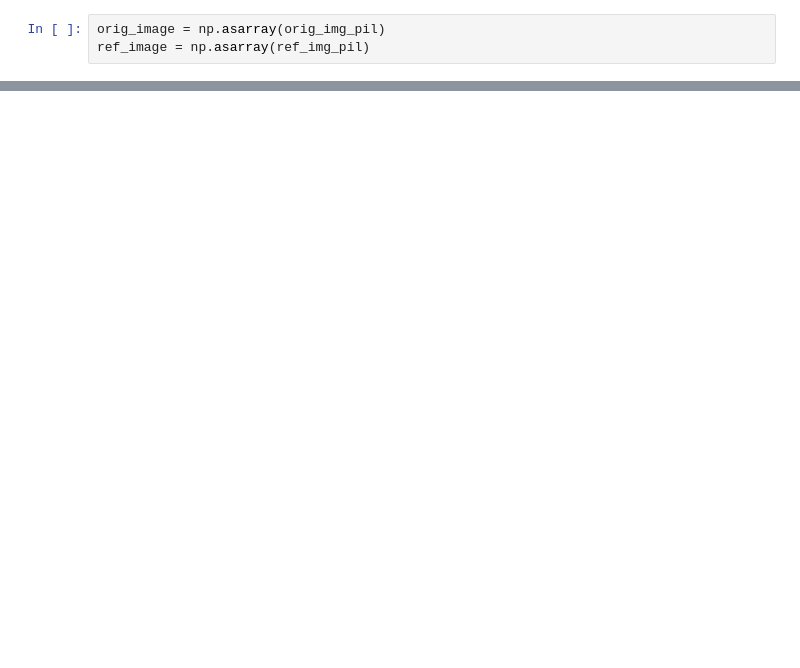
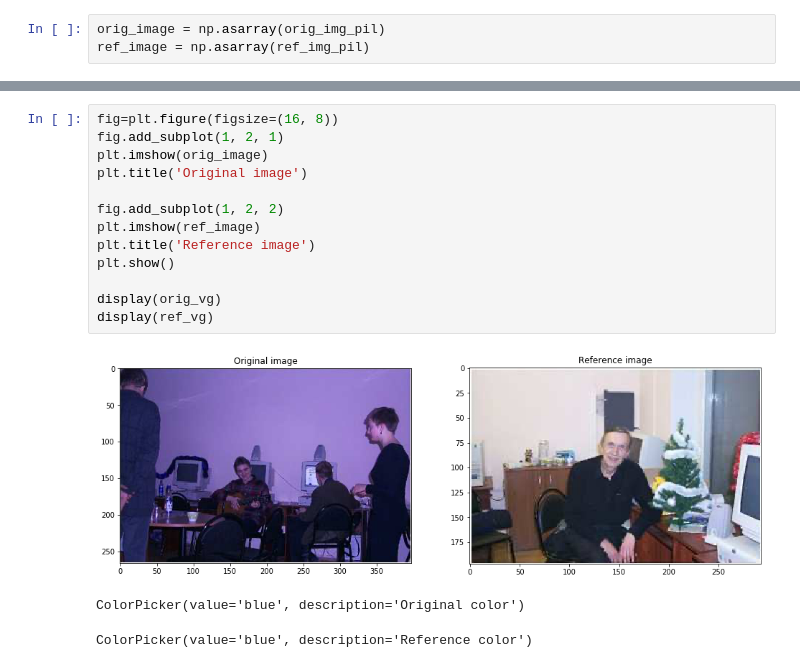
Before and after one commit to mezga-alex/Laboratory-work-SFedU, a Jupyter notebook: Computer Vision/Lab-2-luminance-transformations/Mezga_luminance_transformations.ipynb, the cells around one changed output, grey strips where cells are left out. Saved outputs shown, nothing was run; the diff lists cells and outputs as text; blank space fills up the shorter version.

```diff
--- a/Computer Vision/Lab-2-luminance-transformations/Mezga_luminance_transformations.ipynb
+++ b/Computer Vision/Lab-2-luminance-transformations/Mezga_luminance_transformations.ipynb
@@ -113,0 +35,17 @@ ref_image = np.asarray(ref_img_pil)
+# %%
+fig=plt.figure(figsize=(16, 8))
+fig.add_subplot(1, 2, 1)
+plt.imshow(orig_image)
+plt.title('Original image')
+
+fig.add_subplot(1, 2, 2)
+plt.imshow(ref_image)
+plt.title('Reference image')
+plt.show()
+
+display(orig_vg)
+display(ref_vg)
+# %% [output]
+[figure, added]
+ColorPicker(value='blue', description='Original color')
+ColorPicker(value='blue', description='Reference color')
```
Also changed, not shown: parts of 23 cells of this notebook.
